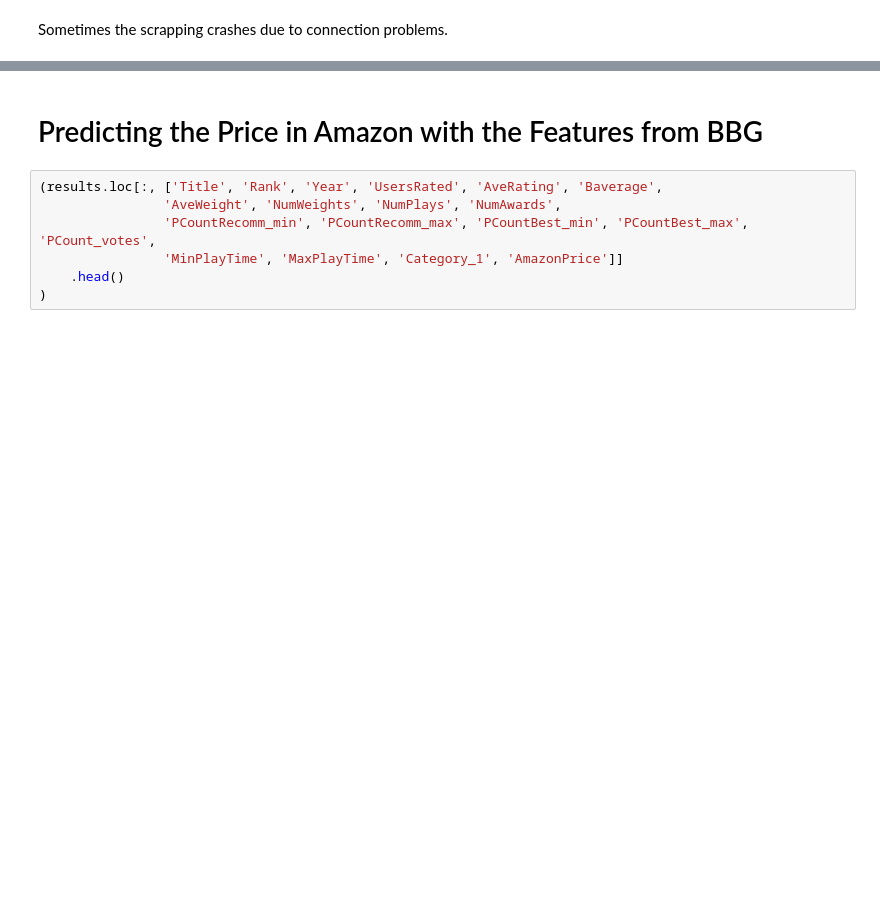
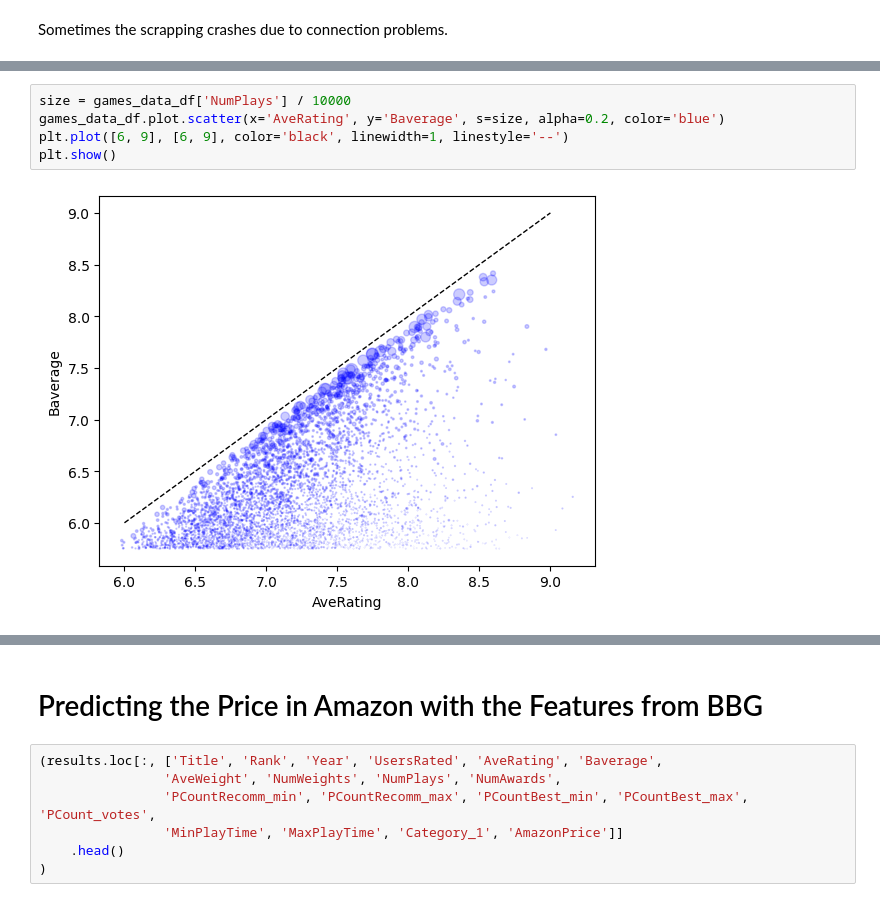
Before and after one commit to manuelarcer/bgg, a Jupyter notebook: bgg_scraper_v2.ipynb, the cells around one changed output, grey strips where cells are left out. Saved outputs shown, nothing was run; the diff lists cells and outputs as text; blank space fills up the shorter version.

```diff
--- a/bgg_scraper_v2.ipynb
+++ b/bgg_scraper_v2.ipynb
@@ -209,0 +278,7 @@ results.head()
+# %%
+size = games_data_df['NumPlays'] / 10000
+games_data_df.plot.scatter(x='AveRating', y='Baverage', s=size, alpha=0.2, color='blue')
+plt.plot([6, 9], [6, 9], color='black', linewidth=1, linestyle='--')
+plt.show()
+# %% [output]
+[figure, added]
```
Also changed, not shown: parts of 32 cells of this notebook.
